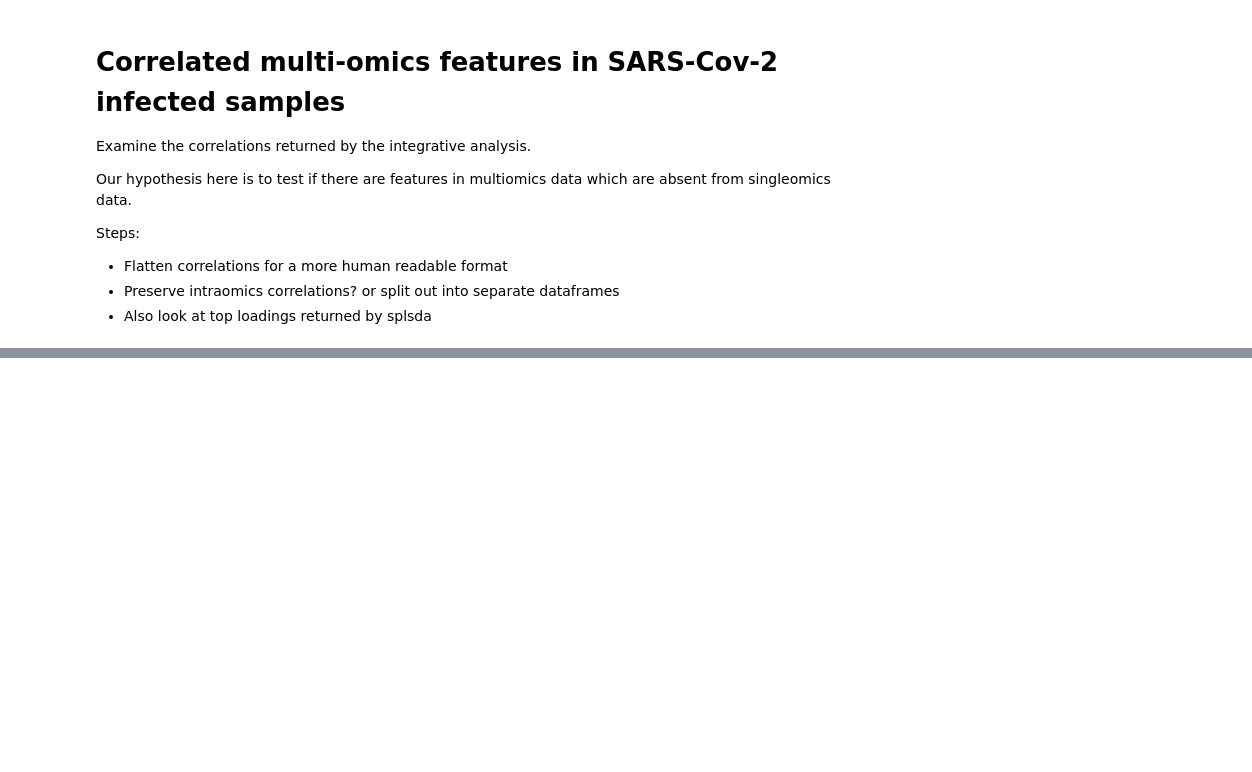
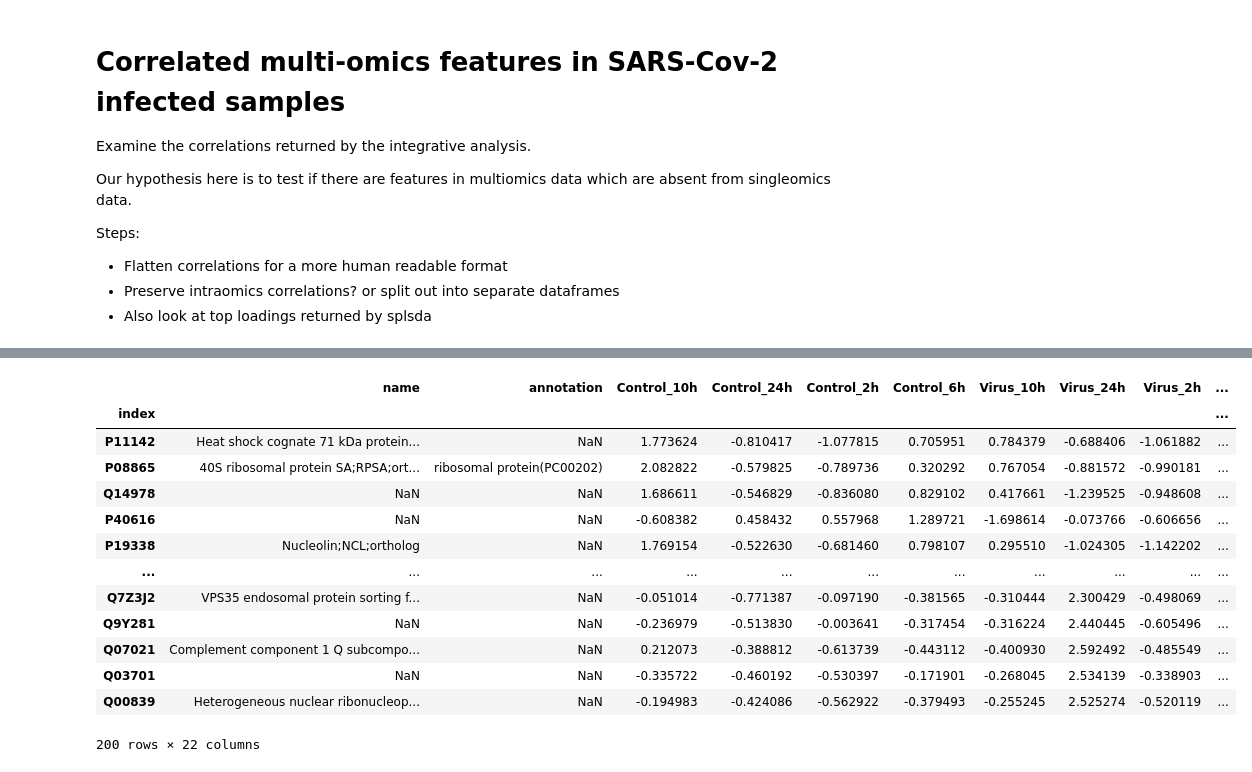
Before and after one commit to tyronechen/SARS-CoV-2, a Jupyter notebook: src/map_multiblock_correlations.ipynb, the cells around one changed output, grey strips where cells are left out. Cells and saved outputs as stored; diff of their text form; code cells hidden in the pictures; blank space fills up the shorter version.

```diff
--- a/src/map_multiblock_correlations.ipynb
+++ b/src/map_multiblock_correlations.ipynb
@@ -104,0 +288,31 @@ prot_tran_annot.to_csv("multiblock_correlations_annotated.tsv", sep="\t")
+# %%
+# export single omics proteomics with annotations
+tran_splsda = pd.read_csv(tran_splsda_infile, sep="\t")
+tran_splsda.reset_index(inplace=True)
+tran_splsda.replace(regex={r'_prot$': ''}, inplace=True)
+tran_splsda.replace(regex={r'_tran$': ''}, inplace=True)
+tran_splsda.replace(regex={r'__FEATUREID$': ''}, inplace=True)
+tran_splsda.set_index("index", inplace=True)
+tran_splsda
+
+tran_splsda_annot = pd.merge(annot, tran_splsda, how="right", left_on=1, right_on="index")
+tran_splsda_annot.columns = ["index", "name", "annotation"] + tran_splsda_annot.columns.to_list()[3:]
+tran_splsda_annot.sort_values(by="importance", ascending=False, ignore_index=True, inplace=True)
+tran_splsda_annot.set_index("index", inplace=True)
+tran_splsda_annot.to_csv("translatome_splsda.tsv", sep="\t")
+tran_splsda_annot
+# %% [output]
+|  | name | annotation | Control_10h | Control_24h | Control_2h | Control_6h | Virus_10h | Virus_24h | Virus_2h | ... |
+| index |  |  |  |  |  |  |  |  |  | ... |
+| P11142 | Heat shock cognate 71 kDa protein... | NaN | 1.773624 | -0.810417 | -1.077815 | 0.705951 | 0.784379 | -0.688406 | -1.061882 | ... |
+| P08865 | 40S ribosomal protein SA;RPSA;ort... | ribosomal protein(PC00202) | 2.082822 | -0.579825 | -0.789736 | 0.320292 | 0.767054 | -0.881572 | -0.990181 | ... |
+| Q14978 | NaN | NaN | 1.686611 | -0.546829 | -0.836080 | 0.829102 | 0.417661 | -1.239525 | -0.948608 | ... |
+| P40616 | NaN | NaN | -0.608382 | 0.458432 | 0.557968 | 1.289721 | -1.698614 | -0.073766 | -0.606656 | ... |
+| P19338 | Nucleolin;NCL;ortholog | NaN | 1.769154 | -0.522630 | -0.681460 | 0.798107 | 0.295510 | -1.024305 | -1.142202 | ... |
+| ... | ... | ... | ... | ... | ... | ... | ... | ... | ... | ... |
+| Q7Z3J2 | VPS35 endosomal protein sorting f... | NaN | -0.051014 | -0.771387 | -0.097190 | -0.381565 | -0.310444 | 2.300429 | -0.498069 | ... |
+| Q9Y281 | NaN | NaN | -0.236979 | -0.513830 | -0.003641 | -0.317454 | -0.316224 | 2.440445 | -0.605496 | ... |
+| Q07021 | Complement component 1 Q subcompo... | NaN | 0.212073 | -0.388812 | -0.613739 | -0.443112 | -0.400930 | 2.592492 | -0.485549 | ... |
+| Q03701 | NaN | NaN | -0.335722 | -0.460192 | -0.530397 | -0.171901 | -0.268045 | 2.534139 | -0.338903 | ... |
+| Q00839 | Heterogeneous nuclear ribonucleop... | NaN | -0.194983 | -0.424086 | -0.562922 | -0.379493 | -0.255245 | 2.525274 | -0.520119 | ... |
+200 rows × 22 columns
```
Also changed, not shown: parts of 5 cells of this notebook.
